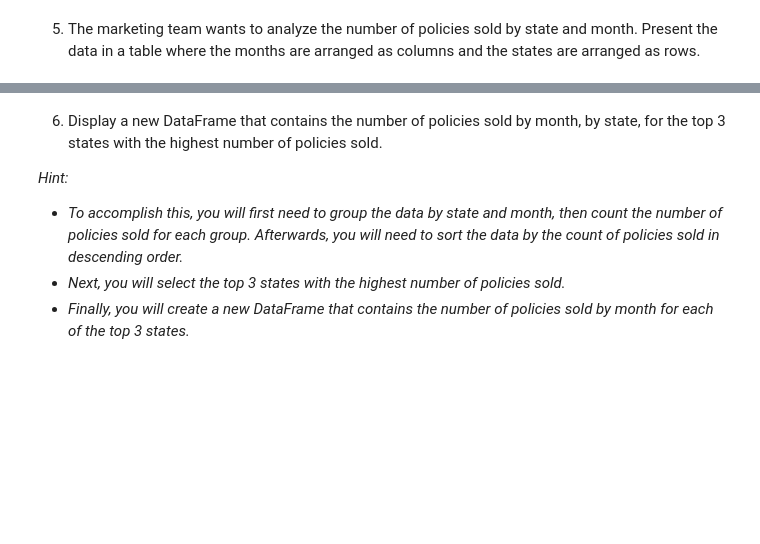
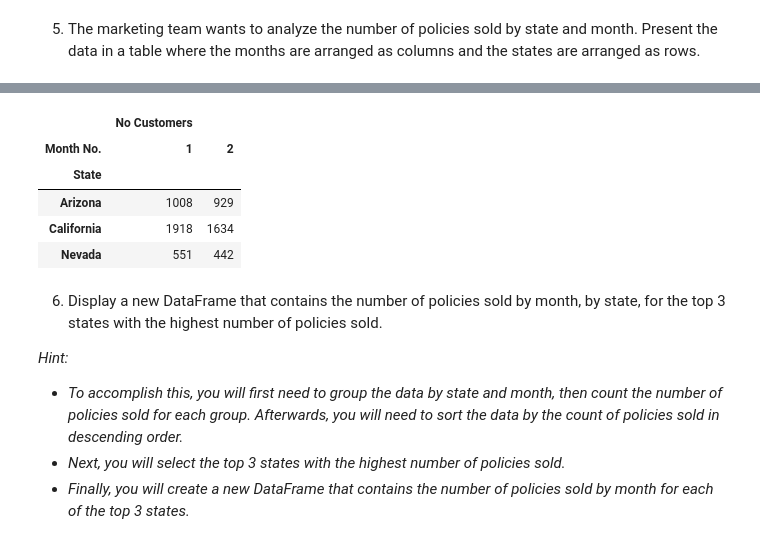
Before and after one commit to cadiyubu/lab-dw-data-aggregation-and-filtering, a Jupyter notebook: lab-dw-aggregating.ipynb, the cells around one changed output, grey strips where cells are left out. Drawn from its saved outputs; the diff is of its cells as text; code cells hidden in the pictures; blank space fills up the shorter version.

```diff
--- a/lab-dw-aggregating.ipynb
+++ b/lab-dw-aggregating.ipynb
@@ -212,0 +224,17 @@ df.groupby(['Education', 'Gender'])['Customer Lifetime Value'].agg(['max', 'min'
+# %%
+piv_df1=df1.pivot_table(index='State', columns='Effective To Date',values=['Customer'], aggfunc='count')
+#Rename 'Customer' to 'No Customers'
+piv_df1 = piv_df1.rename(columns={'Customer': 'No Customers'})
+
+#ename the column axis title from 'Effective To Date' to 'Month No.'
+piv_df1 = piv_df1.rename_axis(columns={'Effective To Date': 'Month No.'})
+
+piv_df1.head(3)
+piv_df1.head(3)
+# %% [output]
+|  | No Customers |  |
+| Month No. | 1 | 2 |
+| State |  |  |
+| Arizona | 1008 | 929 |
+| California | 1918 | 1634 |
+| Nevada | 551 | 442 |
```
Also changed, not shown: parts of 7 cells of this notebook.
